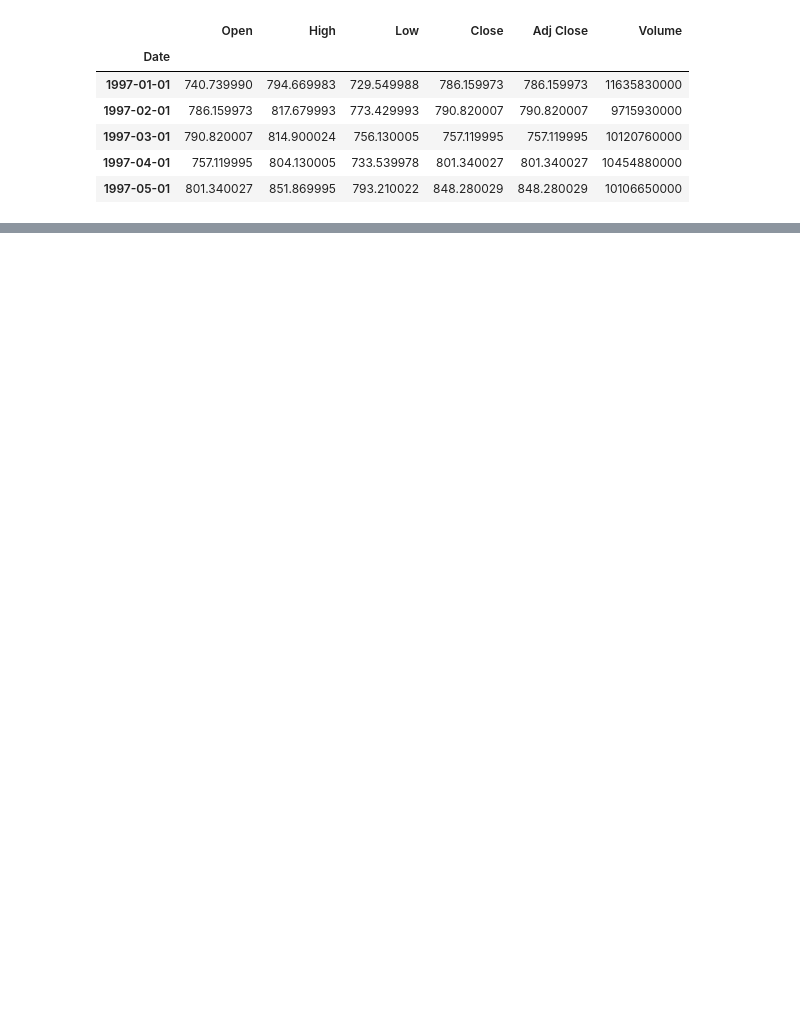
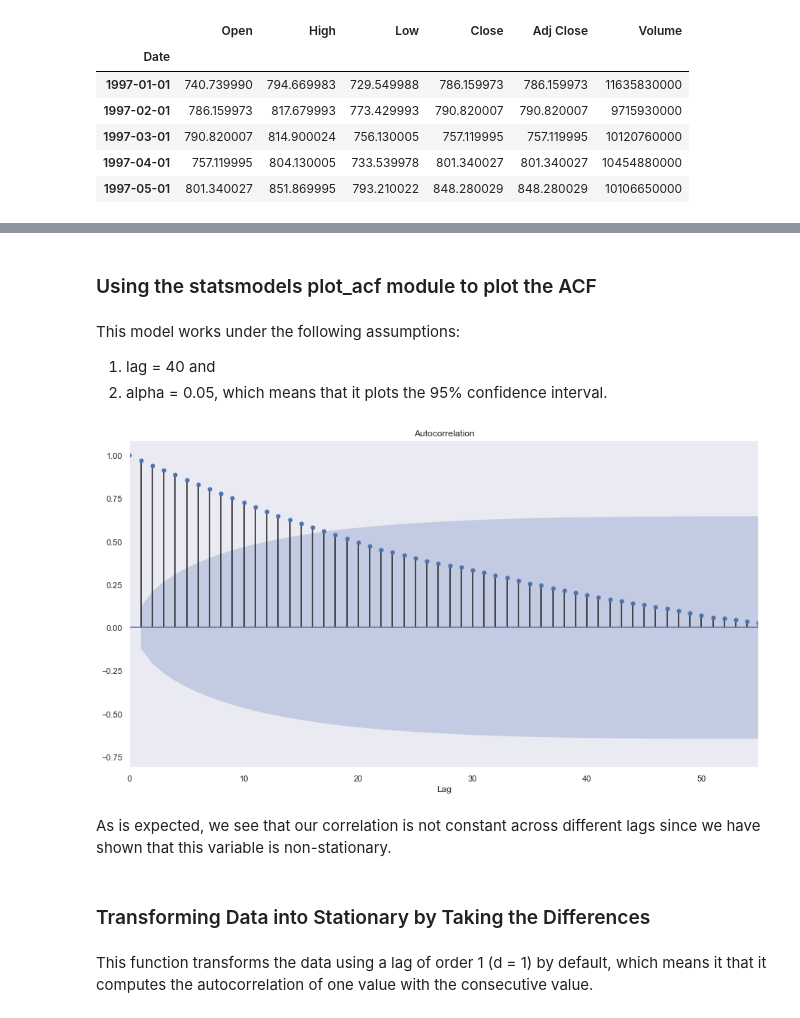
Before and after one commit to zhouandrewc/ThinkStats2, a Jupyter notebook: project2/project2.ipynb, the cells around one changed output, grey strips where cells are left out. Cells and saved outputs as stored; diff of their text form; code cells hidden in the pictures; blank space fills up the shorter version.

```diff
--- a/project2/project2.ipynb
+++ b/project2/project2.ipynb
@@ -159,0 +207,21 @@ thinkplot.Config(title = "CDF of S&P500 Highs", ylabel = "CDF",
+# %% [markdown]
+### Using the statsmodels plot_acf module to plot the ACF
+# %% [markdown]
+This model works under the following assumptions:
+1. lag = 40 and
+2. alpha = 0.05, which means that it plots the 95% confidence interval.
+# %%
+from statsmodels.graphics.tsaplots import plot_acf, plot_pacf
+plot_acf(prices)
+plt.xlabel("Lag")
+plt.xlim(0, 55)
+plt.savefig("acf1.png", bbox_inches="tight", ext="png")
+plt.show()
+# %% [output]
+[figure, added]
+# %% [markdown]
+As is expected, we see that our correlation is not constant across different lags since we have shown that this variable is non-stationary.
+# %% [markdown]
+### Transforming Data into Stationary by Taking the Differences
+# %% [markdown]
+This function transforms the data using a lag of order 1 (d = 1) by default, which means it that it computes the autocorrelation of one value with the consecutive value.
```
Also changed, not shown: parts of 98 cells of this notebook, 2 other files.
